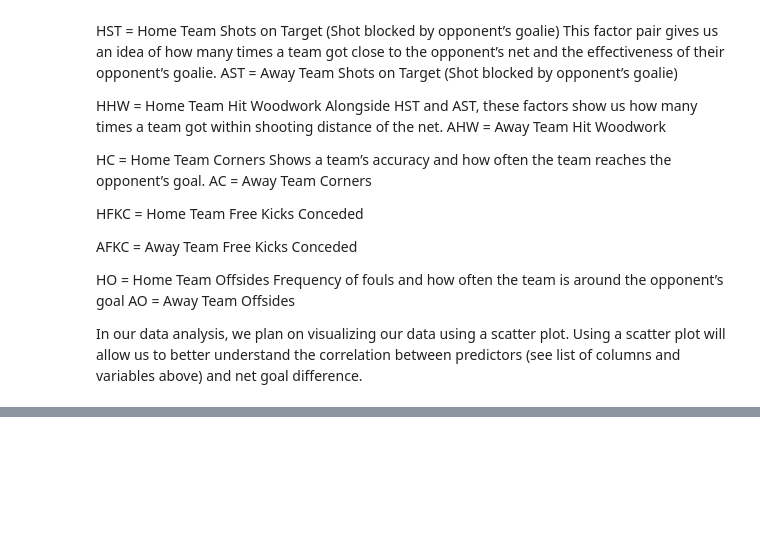
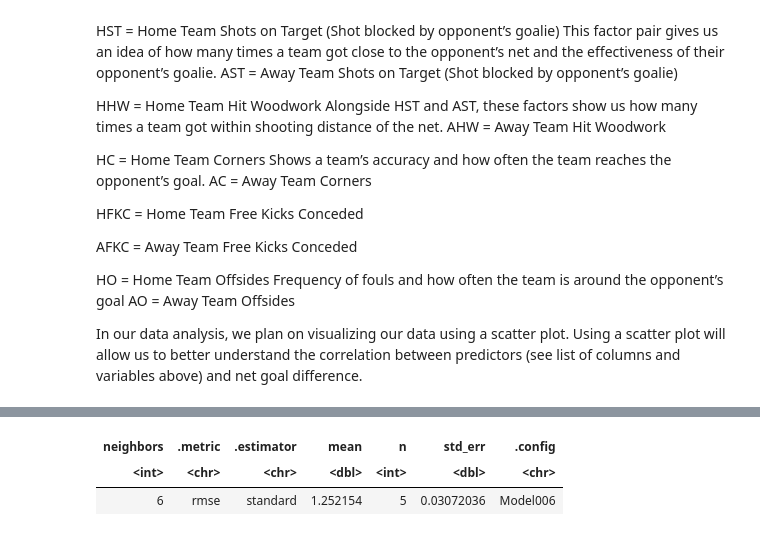
Before and after one commit to armanmoztar/DSCI100-group-project-report, a Jupyter notebook: Group_Project.ipynb, the cells around one changed output, grey strips where cells are left out. Saved outputs shown, nothing was run; the diff lists cells and outputs as text; code cells hidden in the pictures; blank space fills up the shorter version.

```diff
--- a/Group_Project.ipynb
+++ b/Group_Project.ipynb
@@ -300,0 +256,78 @@ A tibble: 1 × 7
+# %%
+set.seed(1234) #setting the seed so the regression predictions are reproducible
+
+# using 5 fold cross validation to get multiple subsplits wihtin the training data to choose the best value for k
+match_spec <- nearest_neighbor(weight_func = "rectangular", neighbors = tune()) %>%
+      set_engine("kknn") %>%
+      set_mode("regression")
+
+# recipe varition 1, that includes less predictors. The predictors in this variable include: home/away team half time goals, home/away shots,
+# home/away shots on target and we also include existing betting data from other users to pickup trends in the betting odds. collumns B365H:IWA
+# all consist of the betting odds from various betting websites
+match_recipe_home_1 <- recipe(NetScore ~ HTHG+HTAG+HS+AS+HST+AST+#HF+AF+HC+AC+HY+AY+HR+AR+
+                            B365H+B365D+B365A+BWH+BWD+BWA+IWH+IWD+IWA, data = match_train) %>%
+      step_scale(all_predictors()) %>%
+      step_center(all_predictors())
+
+# recipe variation 2: this one includes all the previous predictors in recipe 1 but add in; home/away fouls, home/away corners
+match_recipe_home_2 <- recipe(NetScore ~ HTHG+HTAG+HS+AS+HST+AST+HF+AF+HC+AC+#HY+AY+HR+AR+
+                            B365H+B365D+B365A+BWH+BWD+BWA+IWH+IWD+IWA, data = match_train) %>%
+      step_scale(all_predictors()) %>%
+      step_center(all_predictors())
+
+# recipe variation 3: this one includes all the previous predictors in recipe 1&2 but add in; home/away yellow cards and home/away red cards
+match_recipe_home_3 <- recipe(NetScore ~ HTHG+HTAG+HS+AS+HST+AST+HF+AF+HC+AC+#HY+AY+HR+AR+
+                            B365H+B365D+B365A+BWH+BWD+BWA+IWH+IWD+IWA, data = match_train) %>%
+      step_scale(all_predictors()) %>%
+      step_center(all_predictors())
+
+#splitting up the training data into 5 cross validation splits so that random variations have less of an impact on the chosen k value
+match_vfold <- vfold_cv(match_train, v=5, strata = NetScore)
+
+#implementing each variation of the recipe into its own workflow so that we can compare which recipe gives the best predictions
+
+#uses recipe 1:
+match_workflow_1 <- workflow() %>%
+    add_recipe(match_recipe_home_1) %>%
+    add_model(match_spec)
+#uses recipe 2:
+match_workflow_2 <- workflow() %>%
+    add_recipe(match_recipe_home_2) %>%
+    add_model(match_spec)
+#uses recipe 3:
+match_workflow_3 <- workflow() %>%
+    add_recipe(match_recipe_home_3) %>%
+    add_model(match_spec)
+
+#making a tibble of possible k values ranging from 1 to 200
+gridvals <- tibble(neighbors = seq(from = 1, to = 200))
+
+# now implemeniting each workflow and collecting metrics in order to compare each recipe
+match_results_1 <- match_workflow_1 %>%
+        tune_grid(resamples = match_vfold, grid = gridvals) %>%
+        collect_metrics()
+match_results_2 <- match_workflow_2 %>%
+        tune_grid(resamples = match_vfold, grid = gridvals) %>%
+        collect_metrics()
+match_results_3 <- match_workflow_3 %>%
+        tune_grid(resamples = match_vfold, grid = gridvals) %>%
+        collect_metrics()
+
+#Here we extract the best possible k value from each recipe variation
+match_min_1 <- match_results_1 %>%
+   filter(.metric == "rmse") %>%
+   arrange(mean) %>%
+   slice(1)
+match_min_2 <- match_results_2 %>%
+   filter(.metric == "rmse") %>%
+   arrange(mean) %>%
+   slice(1)
+match_min_3 <- match_results_3 %>%
+   filter(.metric == "rmse") %>%
+   arrange(mean) %>%
+   slice(1)
+
+match_min_1
+match_min_2
+match_min_3
+# %% [output]
@@ -300,0 +335,3 @@ A tibble: 1 × 7
+| neighbors | .metric | .estimator | mean | n | std_err | .config |
+| <int> | <chr> | <chr> | <dbl> | <int> | <dbl> | <chr> |
+| 6 | rmse | standard | 1.252154 | 5 | 0.03072036 | Model006 |
```
Also changed, not shown: parts of 19 cells of this notebook.
